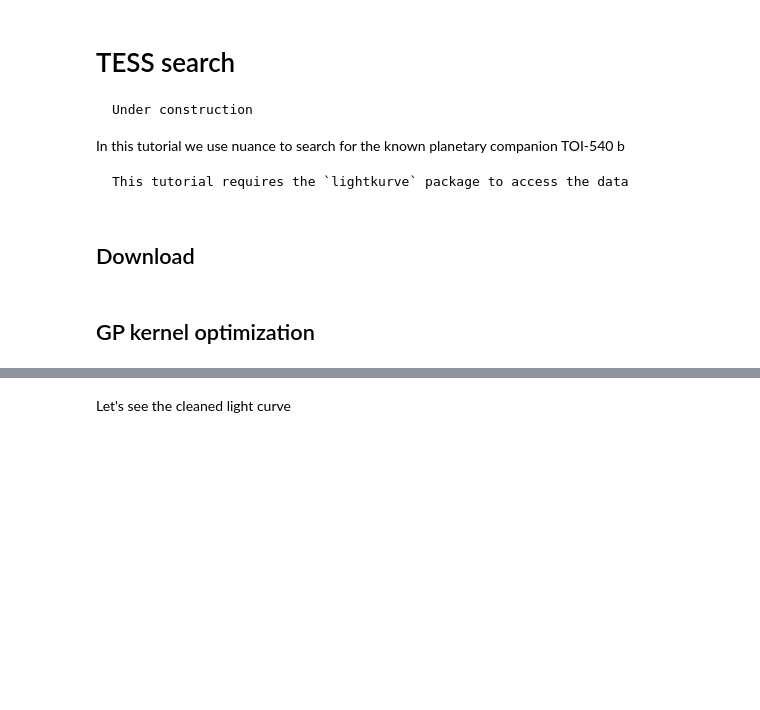
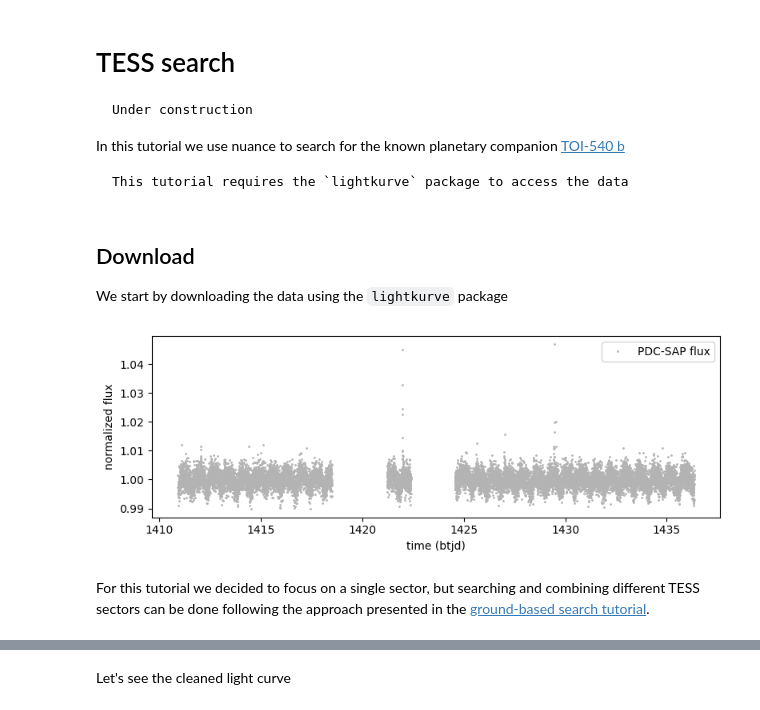
Before and after one commit to lgrcia/nuance, a Jupyter notebook: docs/notebooks/tutorials/tess_search.ipynb, the cells around one changed output, grey strips where cells are left out. Cells and saved outputs as stored; diff of their text form; code cells hidden in the pictures; blank space fills up the shorter version.

````diff
--- a/docs/notebooks/tutorials/tess_search.ipynb
+++ b/docs/notebooks/tutorials/tess_search.ipynb
@@ -5,7 +5,7 @@
 Under construction
 ```
 
-In this tutorial we use nuance to search for the known planetary companion TOI-540 b
+In this tutorial we use nuance to search for the known planetary companion [TOI-540 b](https://exofop.ipac.caltech.edu/tess/target.php?id=200322593)
 
 ```{note}
 This tutorial requires the `lightkurve` package to access the data
@@ -16,27 +16,40 @@ import os
 import jax
 
 os.environ["XLA_FLAGS"] = f"--xla_force_host_platform_device_count={os.cpu_count()}"
-# %% [markdown]
-## Download
+# %% [markdown]
+## Download
+
+We start by downloading the data using the `lightkurve` package
 # %%
+import matplotlib.pyplot as plt
 import lightkurve as lk
 import numpy as np
 
 # single sector
 lc = lk.search_lightcurve("TOI 540", author="SPOC", exptime=120)[0].download()
 
 # masking nans
 time = lc.time.to_value("btjd")
 flux = lc.pdcsap_flux.to_value().filled(np.nan)
 error = lc.flux_err.to_value().filled(np.nan)
 mask = np.isnan(flux) | np.isnan(error) | np.isnan(time)
 time = time[~mask].astype(float)
 flux = flux[~mask].astype(float)
 error = error[~mask].astype(float)
 
 # normalize
 flux_median = np.median(flux)
 flux /= flux_median
 error /= flux_median
+
+# plot
+plt.figure(figsize=(8, 3))
+plt.plot(time, flux, ".", c="0.7", ms=2, label="PDC-SAP flux")
+plt.xlabel("time (btjd)")
+plt.ylabel("normalized flux")
+plt.legend()
+plt.tight_layout()
+# %% [output]
+[figure, added]
-# %% [markdown]
-## GP kernel optimization
+# %% [markdown]
+For this tutorial we decided to focus on a single sector, but searching and combining different TESS sectors can be done following the approach presented in the [ground-based search tutorial](./ground_based.ipynb).
````
Also changed, not shown: parts of 15 cells of this notebook, 3 other files.
